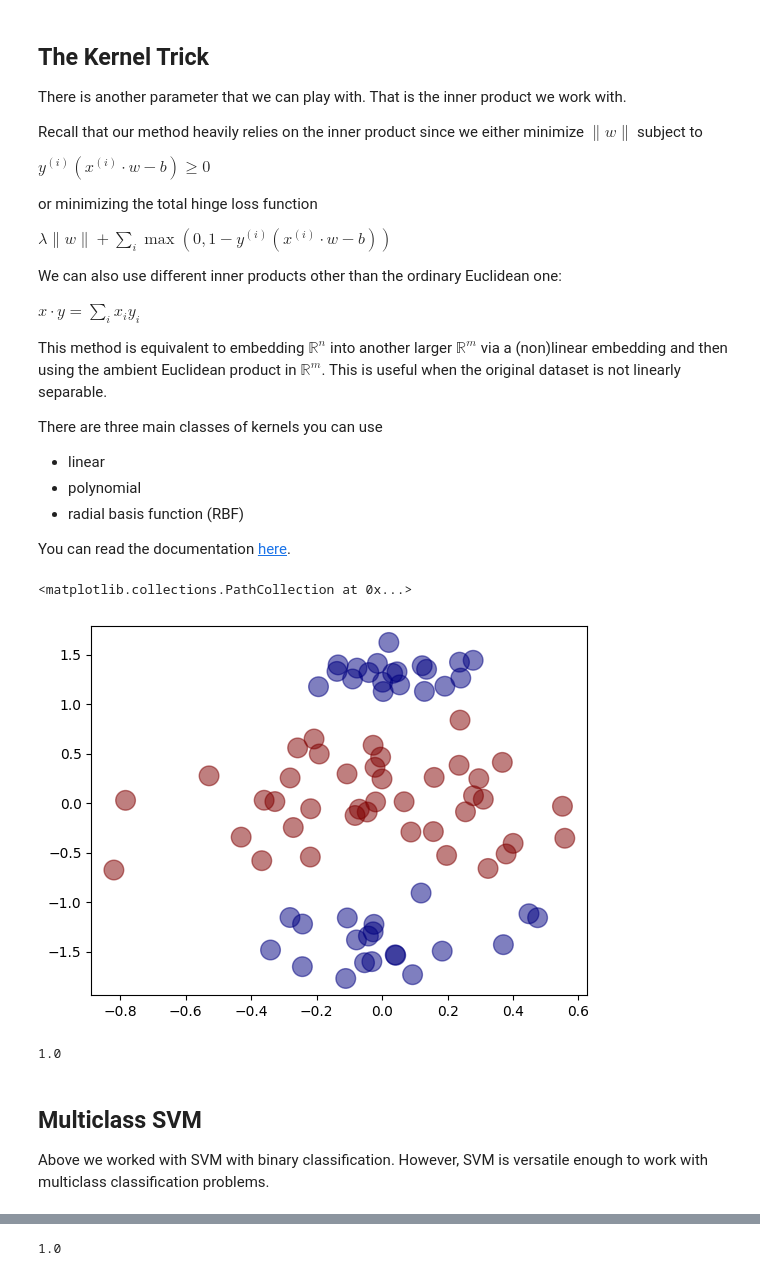
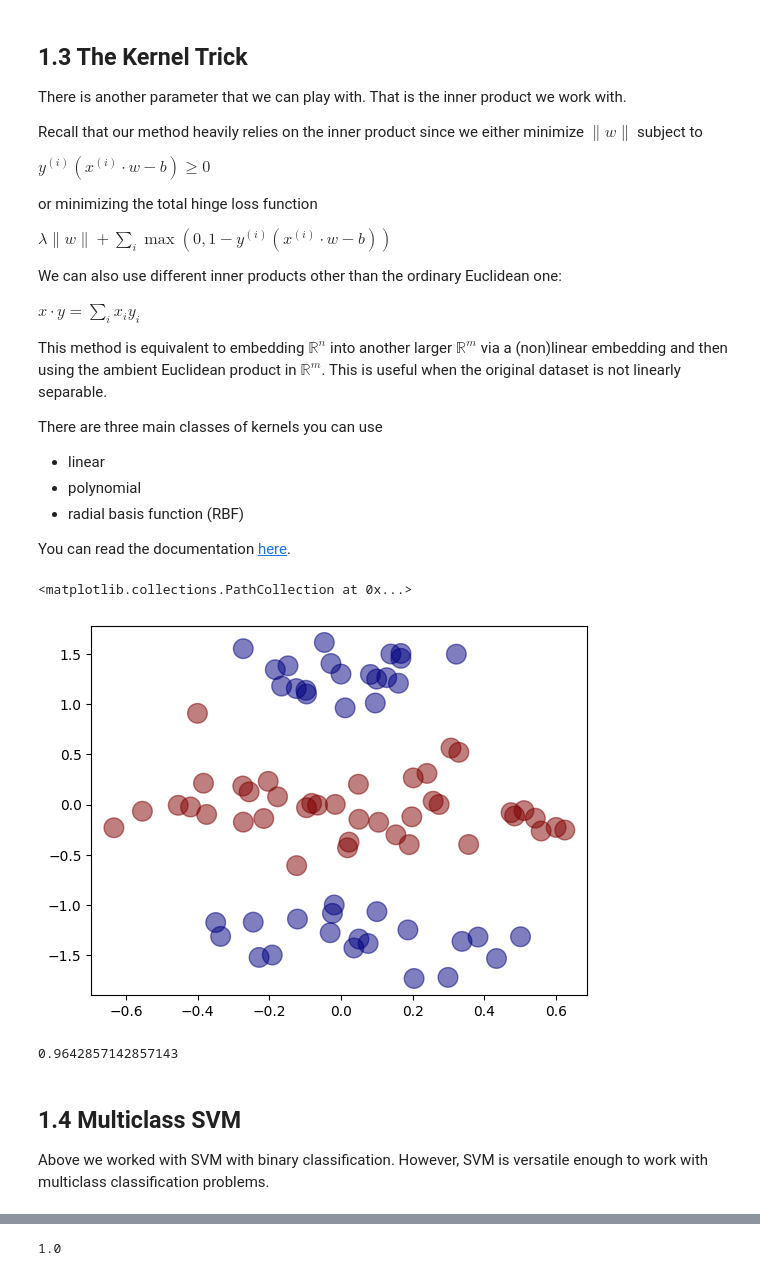
Before and after one commit to kaygun/2022-Fall-388E, a Jupyter notebook: lecture-8.ipynb, the cells around one changed output, grey strips where cells are left out. Cells and saved outputs as stored; diff of their text form; code cells hidden in the pictures.

```diff
--- a/lecture-8.ipynb
+++ b/lecture-8.ipynb
@@ -121,5 +182,5 @@ plt.axline(c,d)
 # %% [markdown]
-## The Kernel Trick
+## 1.3 The Kernel Trick
 
 There is another parameter that we can play with. That is the inner product we work with.
 
@@ -147,25 +208,25 @@ You can read the documentation [here](https://scikit-learn.org/stable/auto_examp
 # %%
 tmp = randDisk([0,0],0.4,40)
 tmp.extend(randDisk([0,1.3],0.2,20))
-tmp.extend(randDisk([0,-1.3],0.3,20))
-cloud = np.array(tmp)
+tmp.extend(randDisk([0,-1.4],0.3,20))
 
-colors = [1]*40 + [-1]*40
+X = np.array(tmp)
+y = [1]*40 + [-1]*40
 
-data = pd.DataFrame({"x" : cloud[:,0], "y": cloud[:,1], "class": colors})
-plt.scatter(data["x"],data["y"],c=data["class"],cmap='jet',s=200,alpha=0.5)
+plt.scatter(X[:,0],X[:,1],c=y,cmap='jet',s=200,alpha=0.5)
 # %% [output]
 <matplotlib.collections.PathCollection at 0x...>
-[figure, old version]
+[figure, new version]
 # %%
+X_train, X_test, y_train, y_test = train_test_split(X,y,train_size=0.66)
+
 model = SVC(kernel="rbf",C=1.0,degree=2)
-model.fit(data[["x","y"]],data["class"])
-
-model.score(data[["x","y"]],data["class"])
+model.fit(X_train,y_train)
+model.score(X_test,y_test)
 # %% [output]
-1.0
+0.9642857142857143
 # %% [markdown]
-## Multiclass SVM
+## 1.4 Multiclass SVM
 
 Above we worked with SVM with binary classification. However, SVM is versatile enough to work with multiclass classification problems.
 # %%
```
Also changed, not shown: parts of 37 cells of this notebook.
